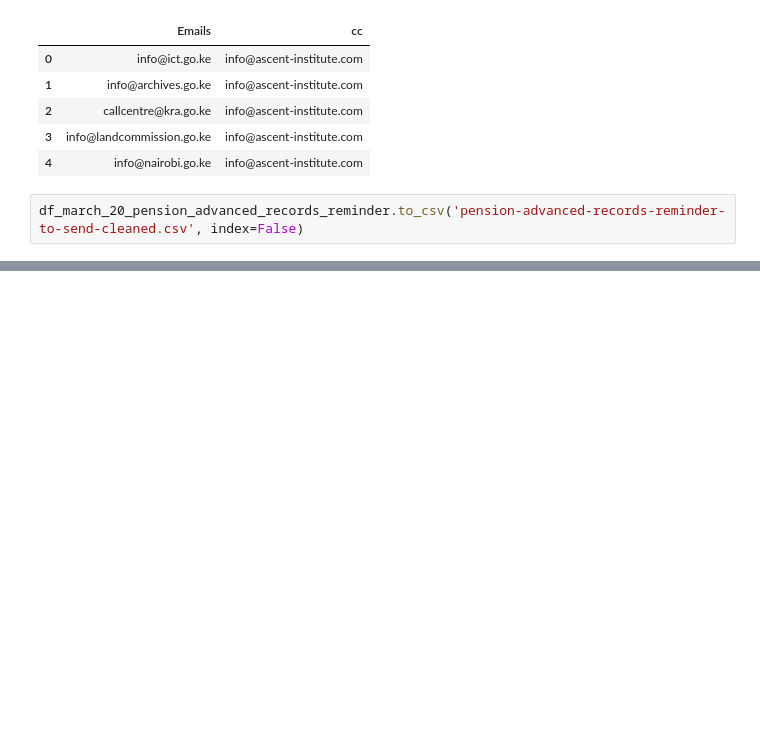
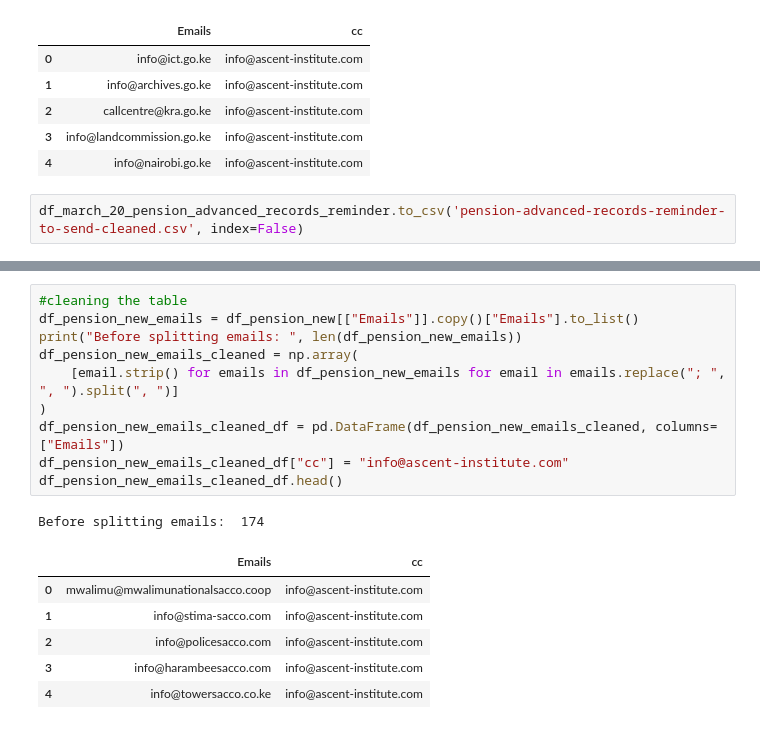
Before and after one commit to IainMosima/bulk-email-sender, a Jupyter notebook: analysis.ipynb, the cells around one changed output, grey strips where cells are left out. Saved outputs shown, nothing was run; the diff lists cells and outputs as text; blank space fills up the shorter version.

```diff
--- a/analysis.ipynb
+++ b/analysis.ipynb
@@ -351,0 +410,18 @@ df_march_20_pension_advanced_records_reminder.to_csv('pension-advanced-records-r
+# %%
+#cleaning the table
+df_pension_new_emails = df_pension_new[["Emails"]].copy()["Emails"].to_list()
+print("Before splitting emails: ", len(df_pension_new_emails))
+df_pension_new_emails_cleaned = np.array(
+    [email.strip() for emails in df_pension_new_emails for email in emails.replace("; ", ", ").split(", ")]
+)
+df_pension_new_emails_cleaned_df = pd.DataFrame(df_pension_new_emails_cleaned, columns=["Emails"])
+df_pension_new_emails_cleaned_df["cc"] = "info@ascent-institute.com"
+df_pension_new_emails_cleaned_df.head()
+# %% [output]
+Before splitting emails:  174
+|  | Emails | cc |
+| 0 | mwalimu@mwalimunationalsacco.coop | info@ascent-institute.com |
+| 1 | info@stima-sacco.com | info@ascent-institute.com |
+| 2 | info@policesacco.com | info@ascent-institute.com |
+| 3 | info@harambeesacco.com | info@ascent-institute.com |
+| 4 | info@towersacco.co.ke | info@ascent-institute.com |
```
Also changed, not shown: parts of 10 cells of this notebook, 7 other files.
